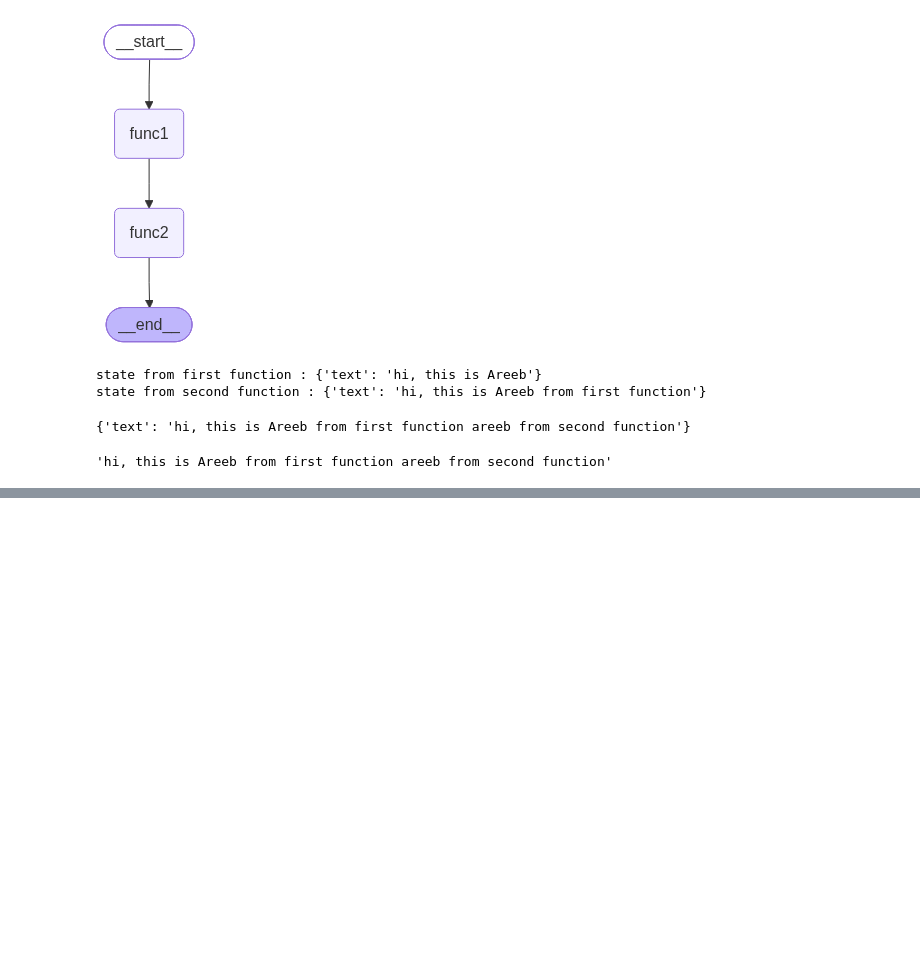
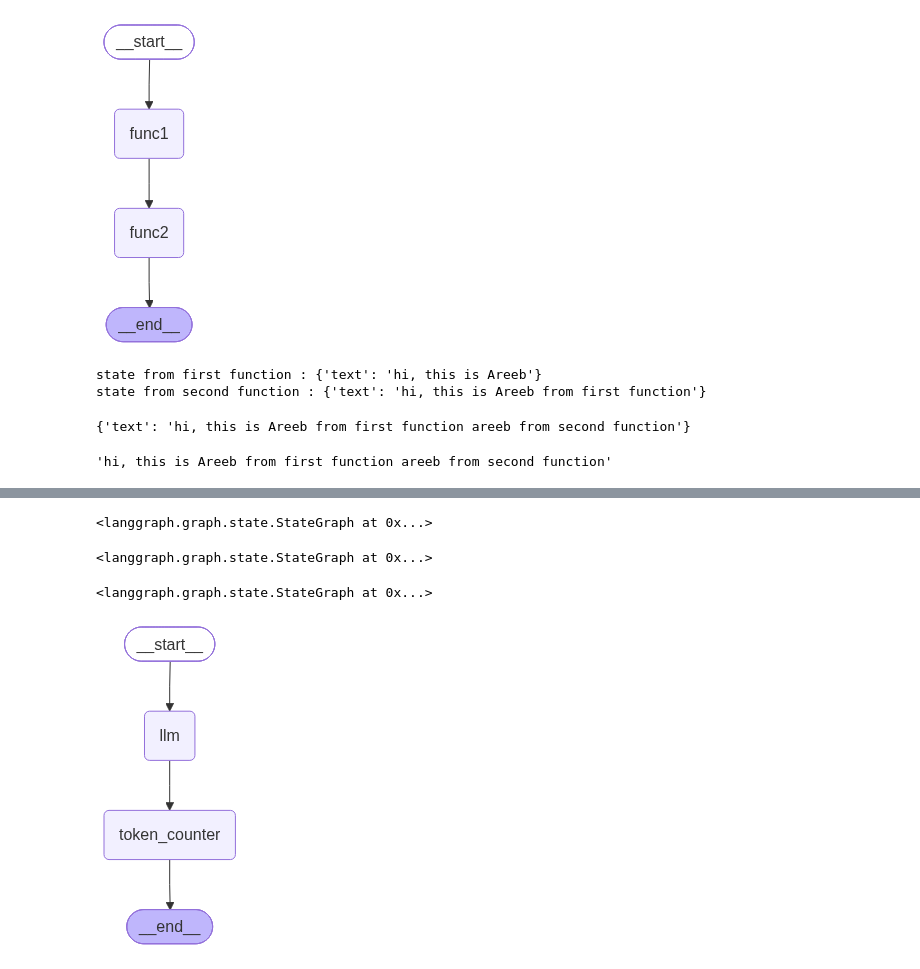
Before and after one commit to Areeb-Ahmd/Full-Stack-GenAI-AgenticAI, a Jupyter notebook: 06_Agentic_AI/01_Langraph_introduction.ipynb, the cells around one changed output, grey strips where cells are left out. Cells and saved outputs as stored; diff of their text form; code cells hidden in the pictures; blank space fills up the shorter version.

```diff
--- a/06_Agentic_AI/01_Langraph_introduction.ipynb
+++ b/06_Agentic_AI/01_Langraph_introduction.ipynb
@@ -100,0 +273,21 @@ result["text"]
+# %%
+workflow.add_node("llm", llm_node)
+# %% [output]
+<langgraph.graph.state.StateGraph at 0x...>
+# %%
+workflow.add_node("token_counter", token_counter)
+# %% [output]
+<langgraph.graph.state.StateGraph at 0x...>
+# %%
+workflow.add_edge(START, "llm")
+workflow.add_edge("llm", "token_counter")
+workflow.add_edge("token_counter", END)
+# %% [output]
+<langgraph.graph.state.StateGraph at 0x...>
+# %%
+app = workflow.compile()
+# %%
+from IPython.display import Image, display
+display(Image(app.get_graph().draw_mermaid_png()))
+# %% [output]
+[figure, added]
```
Also changed, not shown: parts of 46 cells of this notebook, 1 other file.
